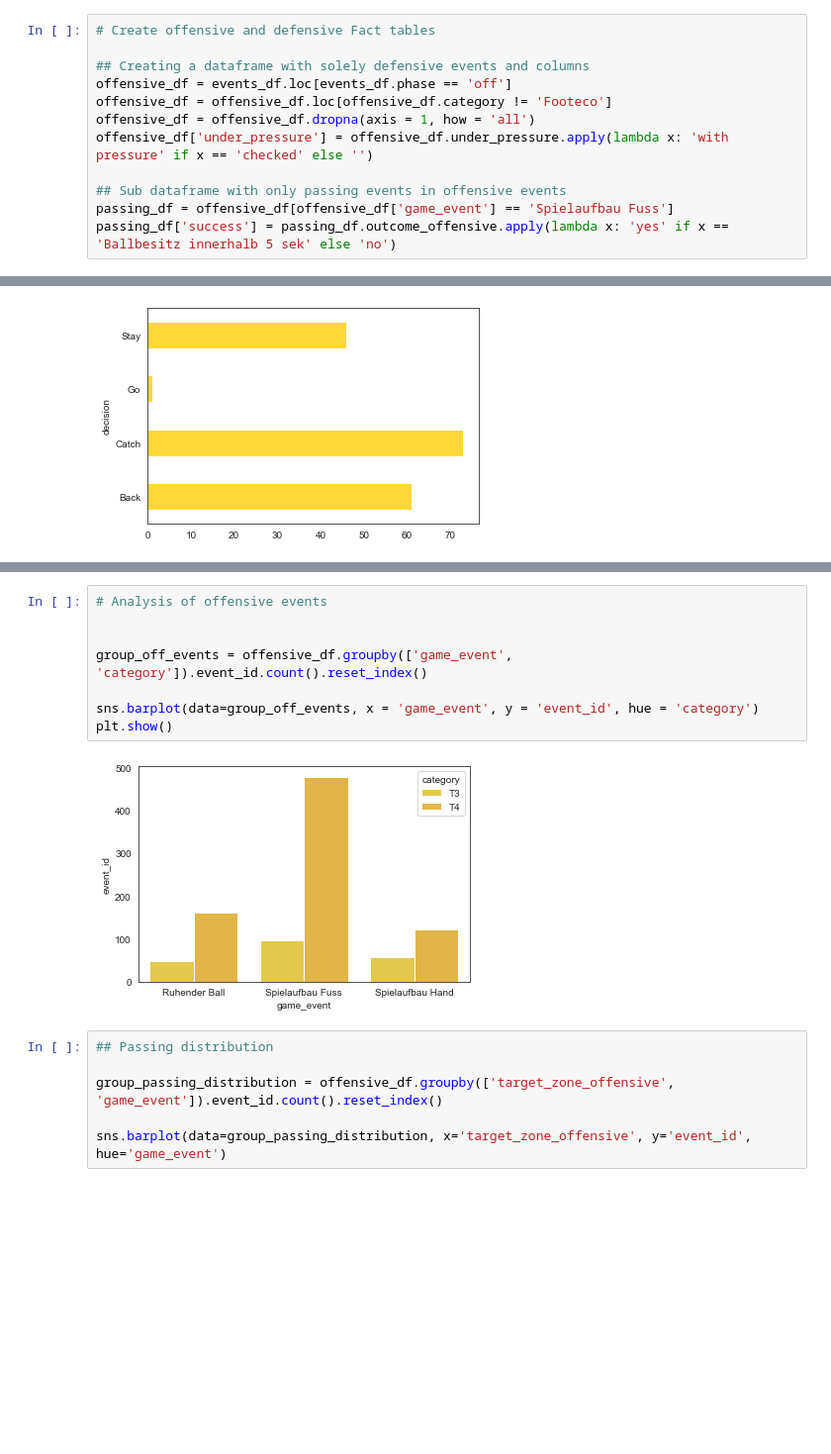
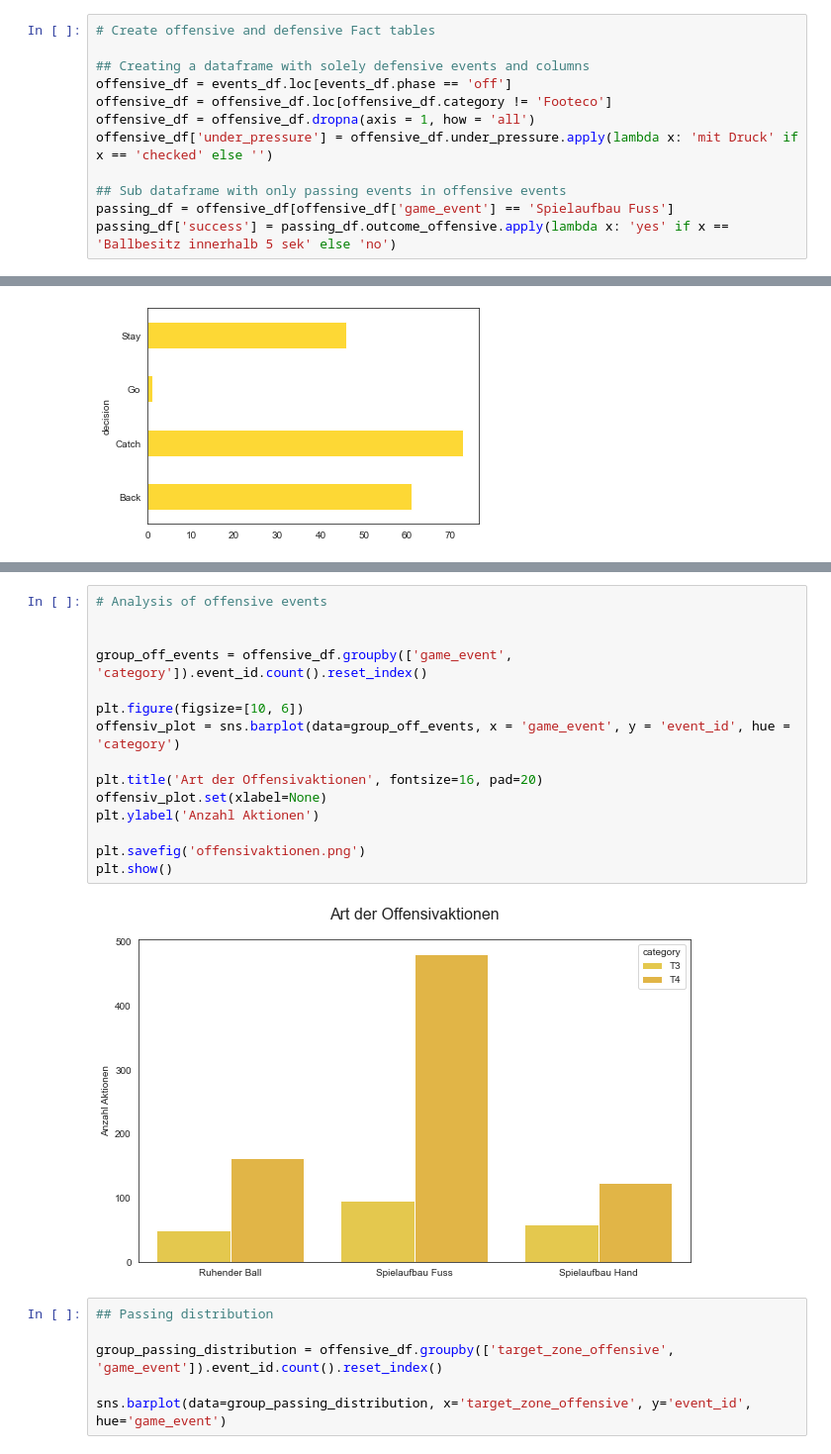
Before and after one commit to keepertrainer78698/youth-base, a Jupyter notebook: game-stats/keeperstats.ipynb, the cells around one changed output, grey strips where cells are left out. Shown at 99% size. Cells and saved outputs as stored; diff of their text form; blank space fills up the shorter version.

```diff
--- a/game-stats/keeperstats.ipynb
+++ b/game-stats/keeperstats.ipynb
@@ -95,7 +95,7 @@ print(events_df.event_id.count())
 offensive_df = events_df.loc[events_df.phase == 'off']
 offensive_df = offensive_df.loc[offensive_df.category != 'Footeco']
 offensive_df = offensive_df.dropna(axis = 1, how = 'all')
-offensive_df['under_pressure'] = offensive_df.under_pressure.apply(lambda x: 'with pressure' if x == 'checked' else '')
+offensive_df['under_pressure'] = offensive_df.under_pressure.apply(lambda x: 'mit Druck' if x == 'checked' else '')
 
 ## Sub dataframe with only passing events in offensive events
 passing_df = offensive_df[offensive_df['game_event'] == 'Spielaufbau Fuss']
@@ -321,13 +321,20 @@ print(group_close_events)
 # %%
 # Analysis of offensive events
 
 
 group_off_events = offensive_df.groupby(['game_event', 'category']).event_id.count().reset_index()
 
-sns.barplot(data=group_off_events, x = 'game_event', y = 'event_id', hue = 'category')
+plt.figure(figsize=[10, 6])
+offensiv_plot = sns.barplot(data=group_off_events, x = 'game_event', y = 'event_id', hue = 'category')
+
+plt.title('Art der Offensivaktionen', fontsize=16, pad=20)
+offensiv_plot.set(xlabel=None)
+plt.ylabel('Anzahl Aktionen')
+
+plt.savefig('offensivaktionen.png')
 plt.show()
 # %% [output]
-[figure, old version]
+[figure, new version]
 # %%
 ## Passing distribution
 
```
Also changed, not shown: parts of 3 cells of this notebook, 12 other files.
